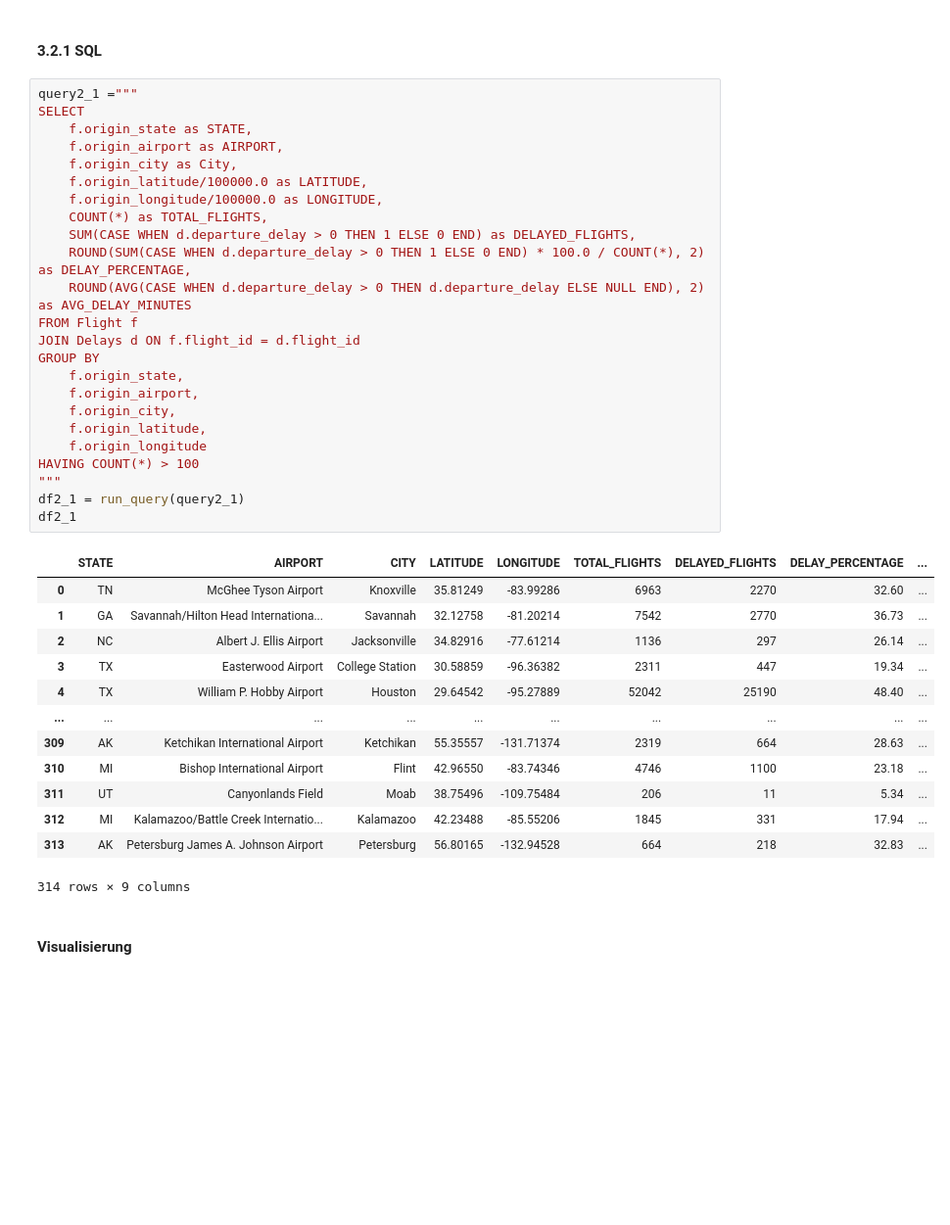
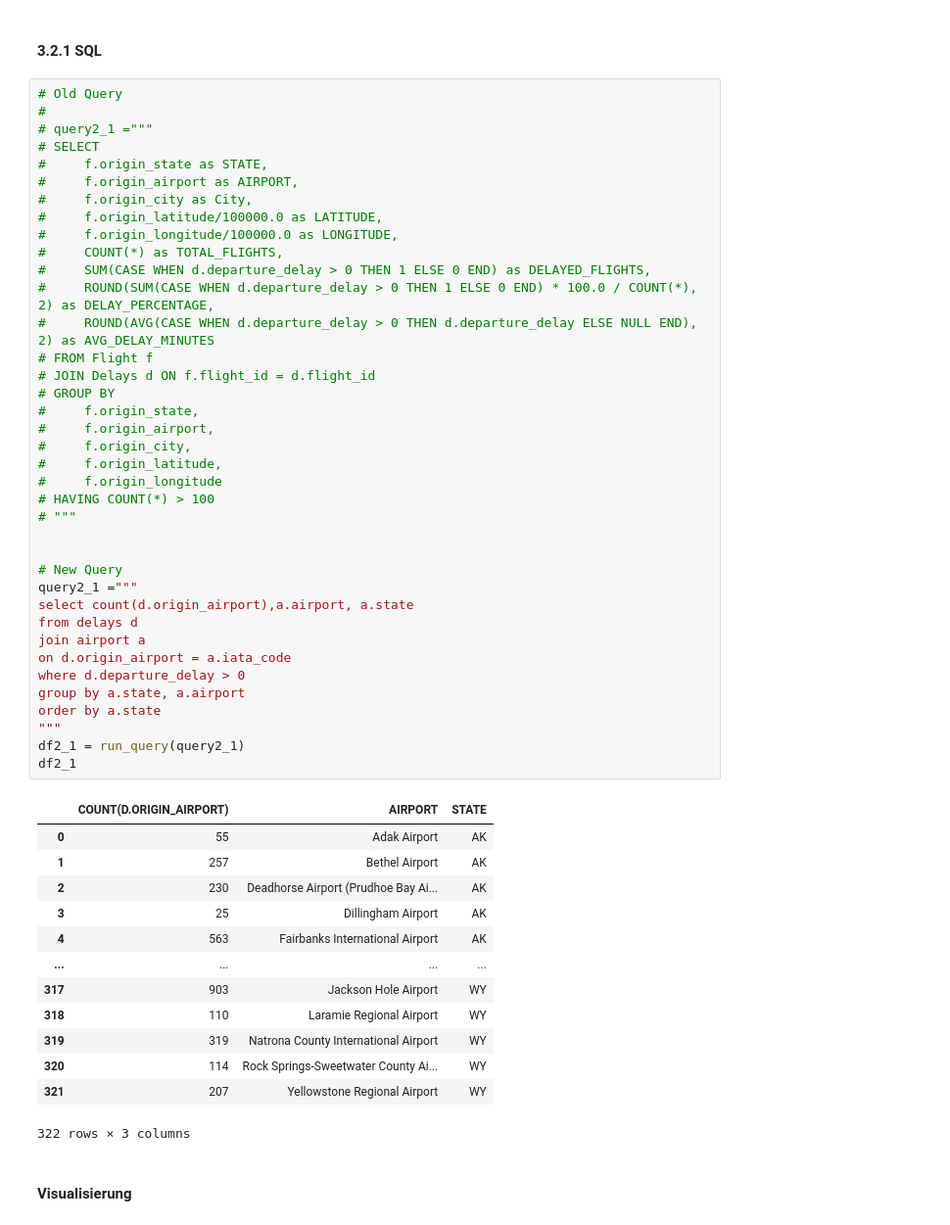
Before and after one commit to Oreo7985/HU-Data-Warehousing, a Jupyter notebook: uebung3/Python-Oracle-Pandas-Primer/Ueb3.ipynb, the cells around one changed output. Shown: that part at 98% size. Cells and saved outputs as stored; diff of their text form; blank space fills up the shorter version.

```diff
--- a/uebung3/Python-Oracle-Pandas-Primer/Ueb3-Primer-pandas-oracle.ipynb
+++ b/uebung3/Python-Oracle-Pandas-Primer/Ueb3.ipynb
@@ -201,43 +210,57 @@ print(df1_3.to_string())
 # %% [markdown]
 #### 3.2.1 SQL
 # %%
+# Old Query
+#
+# query2_1 ="""
+# SELECT
+#     f.origin_state as STATE,
+#     f.origin_airport as AIRPORT,
+#     f.origin_city as City,
+#     f.origin_latitude/100000.0 as LATITUDE,
+#     f.origin_longitude/100000.0 as LONGITUDE,
+#     COUNT(*) as TOTAL_FLIGHTS,
+#     SUM(CASE WHEN d.departure_delay > 0 THEN 1 ELSE 0 END) as DELAYED_FLIGHTS,
+#     ROUND(SUM(CASE WHEN d.departure_delay > 0 THEN 1 ELSE 0 END) * 100.0 / COUNT(*), 2) as DELAY_PERCENTAGE,
+#     ROUND(AVG(CASE WHEN d.departure_delay > 0 THEN d.departure_delay ELSE NULL END), 2) as AVG_DELAY_MINUTES
+# FROM Flight f
+# JOIN Delays d ON f.flight_id = d.flight_id
+# GROUP BY
+#     f.origin_state,
+#     f.origin_airport,
+#     f.origin_city,
+#     f.origin_latitude,
+#     f.origin_longitude
+# HAVING COUNT(*) > 100
+# """
+
+
+# New Query
 query2_1 ="""
-SELECT
-    f.origin_state as STATE,
-    f.origin_airport as AIRPORT,
-    f.origin_city as City,
-    f.origin_latitude/100000.0 as LATITUDE,
-    f.origin_longitude/100000.0 as LONGITUDE,
-    COUNT(*) as TOTAL_FLIGHTS,
-    SUM(CASE WHEN d.departure_delay > 0 THEN 1 ELSE 0 END) as DELAYED_FLIGHTS,
-    ROUND(SUM(CASE WHEN d.departure_delay > 0 THEN 1 ELSE 0 END) * 100.0 / COUNT(*), 2) as DELAY_PERCENTAGE,
-    ROUND(AVG(CASE WHEN d.departure_delay > 0 THEN d.departure_delay ELSE NULL END), 2) as AVG_DELAY_MINUTES
-FROM Flight f
-JOIN Delays d ON f.flight_id = d.flight_id
-GROUP BY
-    f.origin_state,
-    f.origin_airport,
-    f.origin_city,
-    f.origin_latitude,
-    f.origin_longitude
-HAVING COUNT(*) > 100
+select count(d.origin_airport),a.airport, a.state
+from delays d
+join airport a
+on d.origin_airport = a.iata_code
+where d.departure_delay > 0
+group by a.state, a.airport
+order by a.state
 """
 df2_1 = run_query(query2_1)
 df2_1
 # %% [output]
-|  | STATE | AIRPORT | CITY | LATITUDE | LONGITUDE | TOTAL_FLIGHTS | DELAYED_FLIGHTS | DELAY_PERCENTAGE | ... |
-| 0 | TN | McGhee Tyson Airport | Knoxville | 35.81249 | -83.99286 | 6963 | 2270 | 32.60 | ... |
-| 1 | GA | Savannah/Hilton Head Internationa... | Savannah | 32.12758 | -81.20214 | 7542 | 2770 | 36.73 | ... |
-| 2 | NC | Albert J. Ellis Airport | Jacksonville | 34.82916 | -77.61214 | 1136 | 297 | 26.14 | ... |
-| 3 | TX | Easterwood Airport | College Station | 30.58859 | -96.36382 | 2311 | 447 | 19.34 | ... |
-| 4 | TX | William P. Hobby Airport | Houston | 29.64542 | -95.27889 | 52042 | 25190 | 48.40 | ... |
-| ... | ... | ... | ... | ... | ... | ... | ... | ... | ... |
-| 309 | AK | Ketchikan International Airport | Ketchikan | 55.35557 | -131.71374 | 2319 | 664 | 28.63 | ... |
-| 310 | MI | Bishop International Airport | Flint | 42.96550 | -83.74346 | 4746 | 1100 | 23.18 | ... |
-| 311 | UT | Canyonlands Field | Moab | 38.75496 | -109.75484 | 206 | 11 | 5.34 | ... |
-| 312 | MI | Kalamazoo/Battle Creek Internatio... | Kalamazoo | 42.23488 | -85.55206 | 1845 | 331 | 17.94 | ... |
-| 313 | AK | Petersburg James A. Johnson Airport | Petersburg | 56.80165 | -132.94528 | 664 | 218 | 32.83 | ... |
+|  | COUNT(D.ORIGIN_AIRPORT) | AIRPORT | STATE |
+| 0 | 55 | Adak Airport | AK |
+| 1 | 257 | Bethel Airport | AK |
+| 2 | 230 | Deadhorse Airport (Prudhoe Bay Ai... | AK |
+| 3 | 25 | Dillingham Airport | AK |
+| 4 | 563 | Fairbanks International Airport | AK |
+| ... | ... | ... | ... |
+| 317 | 903 | Jackson Hole Airport | WY |
+| 318 | 110 | Laramie Regional Airport | WY |
+| 319 | 319 | Natrona County International Airport | WY |
+| 320 | 114 | Rock Springs-Sweetwater County Ai... | WY |
+| 321 | 207 | Yellowstone Regional Airport | WY |
-314 rows × 9 columns
+322 rows × 3 columns
 # %% [markdown]
 #### Visualisierung
 # %% [markdown]
```
Also changed, not shown: parts of 22 cells of this notebook, 8 other files.
